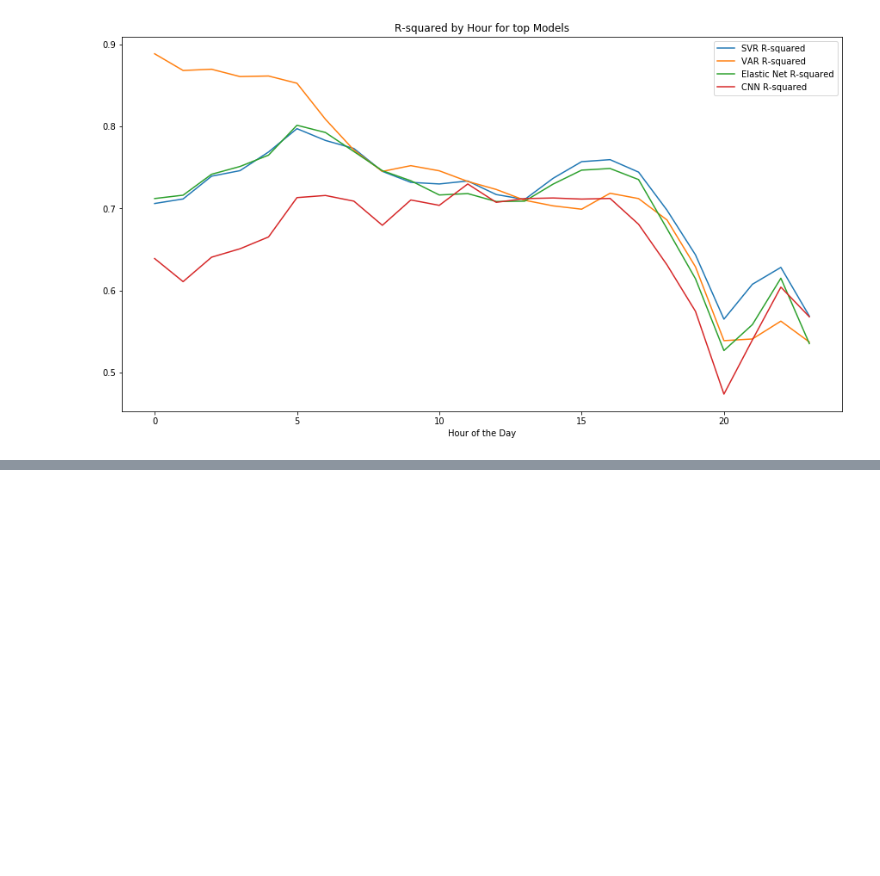
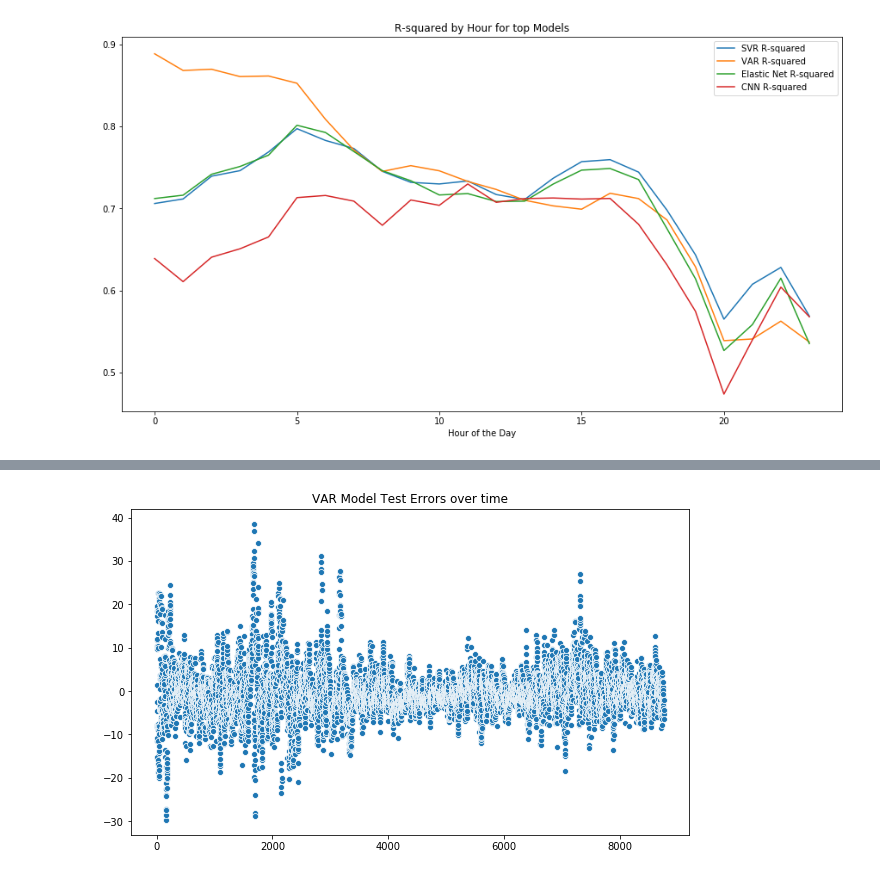
Before and after one commit to magnusbig/forecasting_day_ahead_electric_prices_in_spain, a Jupyter notebook: Code/31_Model_Evaluation.ipynb, the cells around one changed output, grey strips where cells are left out. Cells and saved outputs as stored; diff of their text form; code cells hidden in the pictures; blank space fills up the shorter version.

```diff
--- a/Code/31_Model_Evaluation.ipynb
+++ b/Code/31_Model_Evaluation.ipynb
@@ -363,0 +389,7 @@ plt.xlabel('Hour of the Day');
+# %%
+# sns scatterplot does not accept datetime axis so we will plot by datapoint
+plt.figure(figsize=(10,6))
+sns.scatterplot(x=range(0,len(var_errors)), y=var_errors)
+plt.title('VAR Model Test Errors over time');
+# %% [output]
+[figure, added]
```
Also changed, not shown: parts of 26 cells of this notebook, 3 other files.
